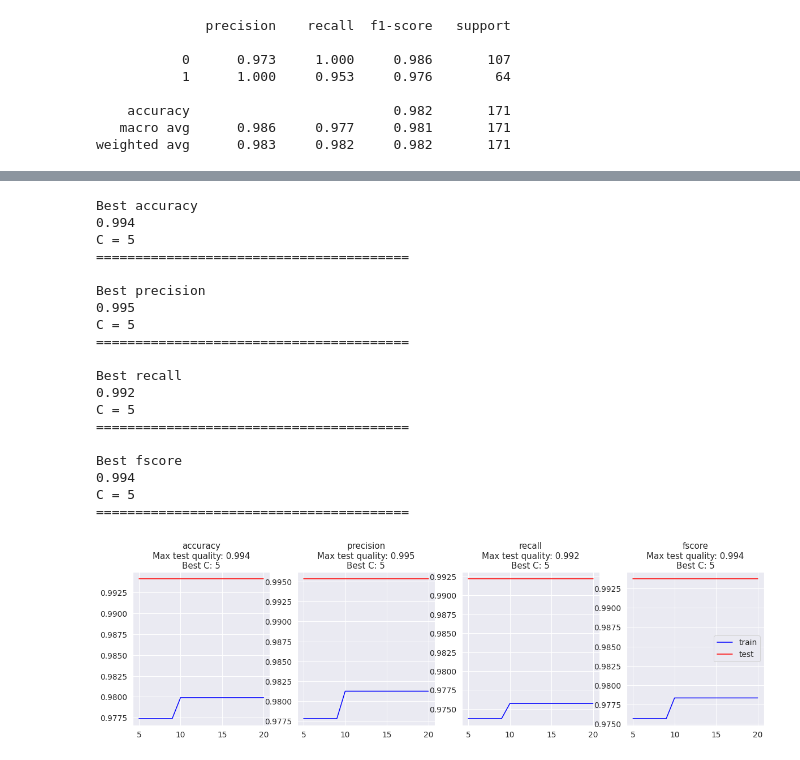
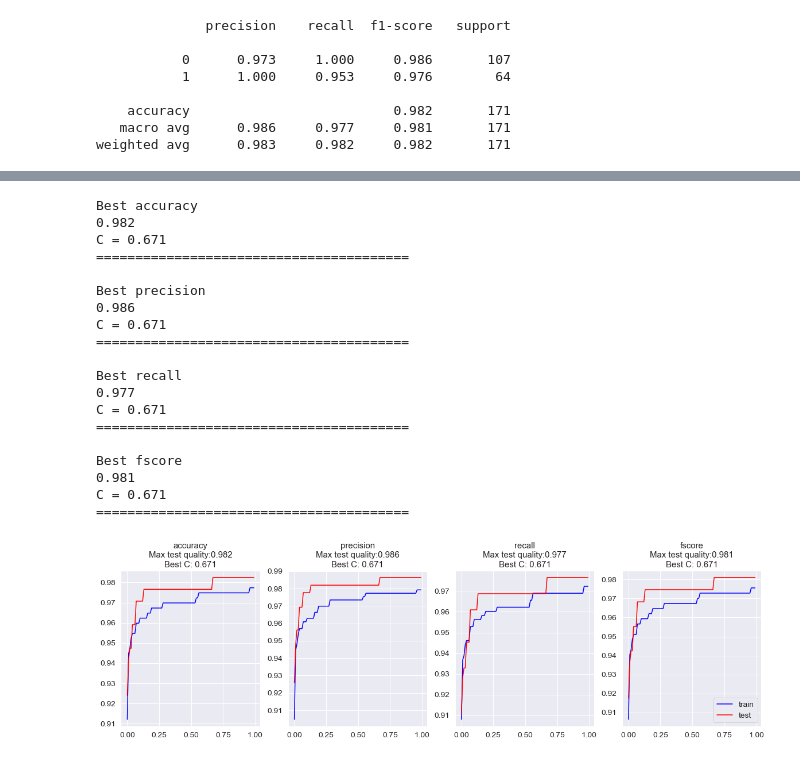
Before and after one commit to grannycola/my_projects, a Jupyter notebook: hw-4/model.ipynb, the cells around one changed output, grey strips where cells are left out. Drawn from its saved outputs; the diff is of its cells as text; code cells hidden in the pictures.

```diff
--- a/hw-4/model.ipynb
+++ b/hw-4/model.ipynb
@@ -24,5 +24,6 @@ names_of_cols = ['radius', 'texture',
                  'smoothness', 'compactness',
                  'concavity', 'concave points',
                  'symmetry', 'fractal_dimension']
+
 data = data.replace({'diagnosis':{'M':1, 'B':0}})
-data['diagnosis'] = pd.to_numeric(data['diagnosis'])
+data.describe()
@@ -53,11 +65,3 @@ for name in names_of_cols:
     data.drop(columns=name + '_se', axis=1, inplace=True)
 
 data.drop(columns=['radius', 'perimeter'], axis=1, inplace=True)
-# %%
-data = data.replace({'diagnosis':{'M':1, 'B':0}})
-data['diagnosis'] = pd.to_numeric(data['diagnosis'])
-k = 6
-corr = data.corr()
-
-# 6 наиболее скореллированных признаков с целевой переменной
-cols = corr.nlargest(k, 'diagnosis')['diagnosis'].index.tolist()
@@ -250,9 +289,10 @@ Logistic: ROC AUC=0.998
 # %%
 scores = ['accuracy', 'precision', 'recall', 'f1']
+Cs = [0.001*n for n in range(1, 10**3, 10)]
 
 for score in scores:
     print(10 * "==" + f" Подбор гиперпараметров для {score}" + 10 * "==")
-    clf = LogisticRegressionCV(Cs=[i for i in range(5,21)], cv=5, scoring=score, random_state=729)
+    clf = LogisticRegressionCV(Cs=Cs, cv=5, scoring=score, random_state=42, solver='liblinear')
     clf.fit(X_train, y_train)
 
     print("Best parameters set found on development set:")
@@ -283,64 +323,38 @@ weighted avg      0.994     0.994     0.994       171
 # %%
-Cs = range(5, 21)
-
-def predict_and_write_metrics(model, X, y, C, report):
-    y_pred = model.predict(X)
-    scorings = precision_recall_fscore_support(y, y_pred, average='macro')
-    accuracy = accuracy_score(y, y_pred)
-    report['accuracy'].append(accuracy)
-    report['precision'].append(scorings[0])
-    report['recall'].append(scorings[1])
-    report['fscore'].append(scorings[2])
-    report['C'].append(C)
-
+Cs = [0.001*n for n in range(1, 10**3, 10)]
 report_train = {'accuracy':[], 'precision':[],'recall':[],'fscore':[],'C':[]}
 report_test = {'accuracy':[], 'precision':[],'recall':[],'fscore':[],'C':[]}
 
 
 # Наивный перебор "силы" регуляризации и оценка метрик
 for c in Cs:
-    clf = LogisticRegression(C=c, random_state=729)
+    clf = LogisticRegression(C=c, random_state=42, solver = 'liblinear')
     clf.fit(X_train, y_train)
-
-    predict_and_write_metrics(clf, X_train, y_train, c, report_train)
-    predict_and_write_metrics(clf, X_test, y_test, c, report_test)
+    predict_and_write_metrics(clf, X_train, y_train, {'C': c}, report_train)
+    predict_and_write_metrics(clf, X_test, y_test, {'C': c}, report_test)
 
 report_train = pd.DataFrame(report_train)
 report_test = pd.DataFrame(report_test)
 
-# Отображение "лучших" метрик качества и кол-во соседей для них
-for col in report_test.columns[:-1]:
-    print('\nBest', col,'\n{:.3f}'.format(report_test.iloc[report_test[col].argmax()][col]) ,
-            '\nC =', int(report_test.iloc[report_test[col].argmax()]['C']), "\n" + "==" * 20)
-
-fig, axs = plt.subplots(1, 4, figsize=(20,5))
-
-# Отображение измения качества на трейне и тесте для разных метрик качества
-for i, col in enumerate(report_test.columns[:-1]):
-    axs[i].plot(Cs, report_train[col], color='blue', label='train')
-    axs[i].plot(Cs, report_test[col], color='red', label='test')
-    axs[i].title.set_text(col + "\nMax test quality: {:.3f}\nBest C: {}".format(max(report_test[col]),
-                                                            int(report_test.iloc[report_test[col].argmax()]['C'])))
-plt.legend()
-plt.show()
+show_graph_with_best_param(report_train, report_test, Cs, 'C')
 # %% [output]
 Best accuracy
-0.994
-C = 5
+0.982
+C = 0.671
 ========================================
 
 Best precision
-0.995
-C = 5
+0.986
+C = 0.671
 ========================================
 
 Best recall
-0.992
-C = 5
+0.977
+C = 0.671
 ========================================
 
 Best fscore
-0.994
-C = 5
+0.981
+C = 0.671
 ========================================
-[figure, old version]
+[figure, new version]
```
Also changed, not shown: parts of 26 cells of this notebook.
